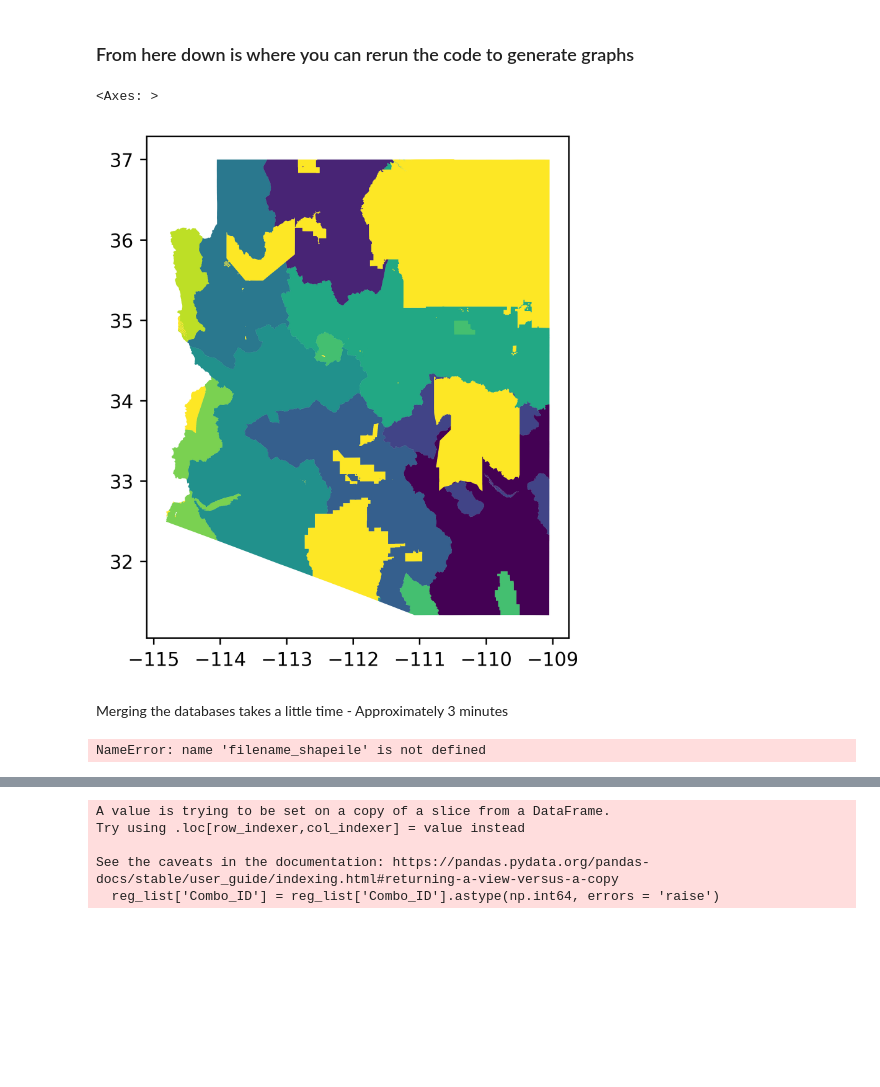
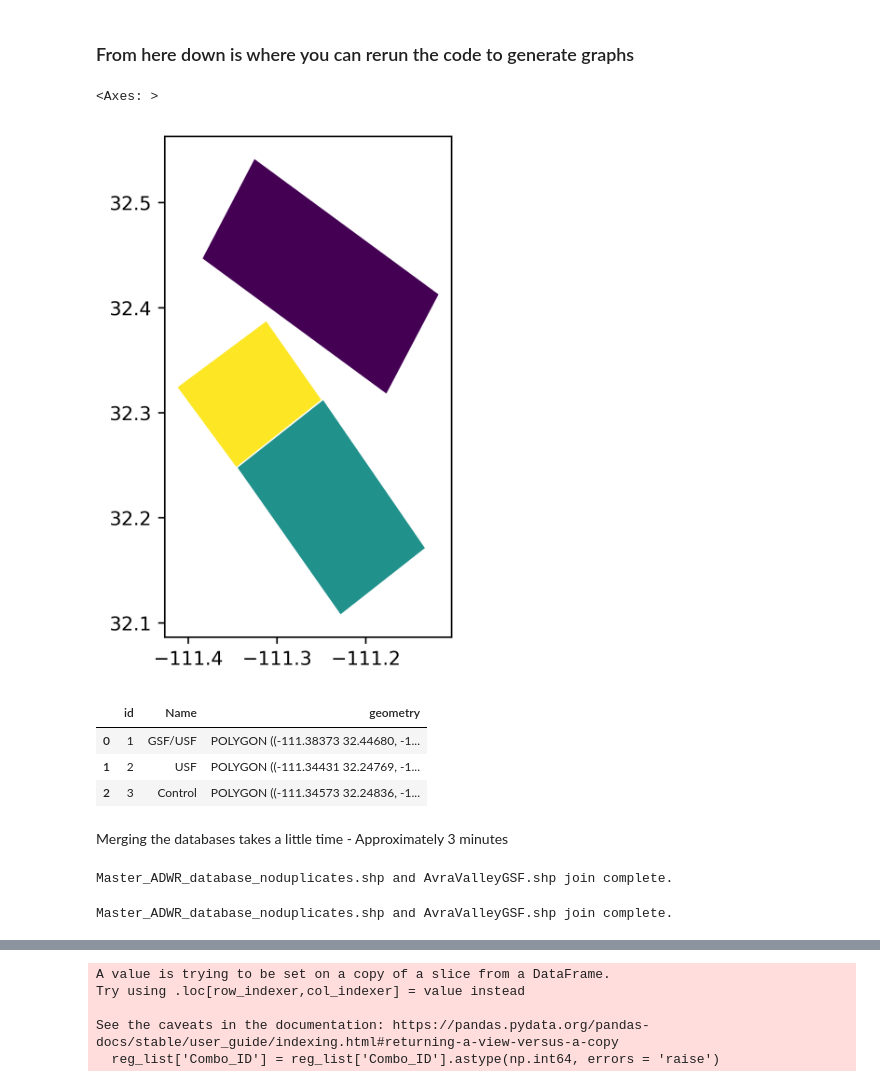
Before and after one commit to dtadych/Az-Spatiotemporal-Drought-Analysis, a Jupyter notebook: AnalysisCodes/Casestudy_Analysis.ipynb, the cells around one changed output, grey strips where cells are left out. Cells and saved outputs as stored; diff of their text form; code cells hidden in the pictures; blank space fills up the shorter version.

```diff
--- a/AnalysisCodes/Casestudy_Analysis.ipynb
+++ b/AnalysisCodes/Casestudy_Analysis.ipynb
@@ -206,13 +213,21 @@ annual_db2.head()
 # %%
 # Read in the shapefile
 
-filename_shapeile = 'georeg_reproject_fixed.shp'
+# filename_shapeile = 'georeg_reproject_fixed.shp'
+filename_shapeile = 'AvraValleyGSF.shp'
 filepath = os.path.join(shapepath_local, filename_shapeile)
 shapefile = gp.read_file(filepath)
 shapefile.plot(cmap='viridis')
 # %% [output]
 <Axes: >
-[figure, old version]
+[figure, new version]
+# %%
+shapefile
+# %% [output]
+|  | id | Name | geometry |
+| 0 | 1 | GSF/USF | POLYGON ((-111.38373 32.44680, -1... |
+| 1 | 2 | USF | POLYGON ((-111.34431 32.24769, -1... |
+| 2 | 3 | Control | POLYGON ((-111.34573 32.24836, -1... |
 # %%
 # Define some things about your file
 
@@ -236,4 +252,5 @@ static_geo2 = gp.sjoin(masterdb_water, shapefile, how="inner", op='intersects')
 static_geo2.head()
 print(str(filename_mdb_nd) + " and " + str(filename_shapeile) + " join complete.")
 # %% [output]
-NameError: name 'filename_shapeile' is not defined
+Master_ADWR_database_noduplicates.shp and AvraValleyGSF.shp join complete.
+Master_ADWR_database_noduplicates.shp and AvraValleyGSF.shp join complete.
```
Also changed, not shown: parts of 22 cells of this notebook.
